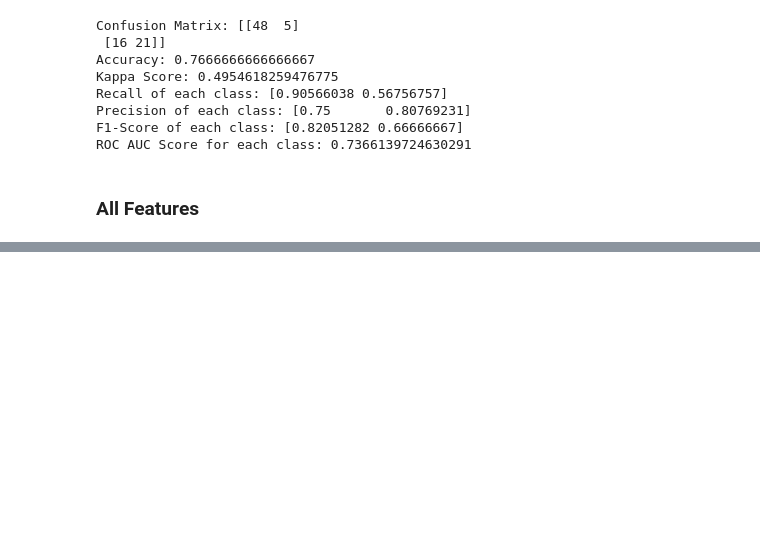
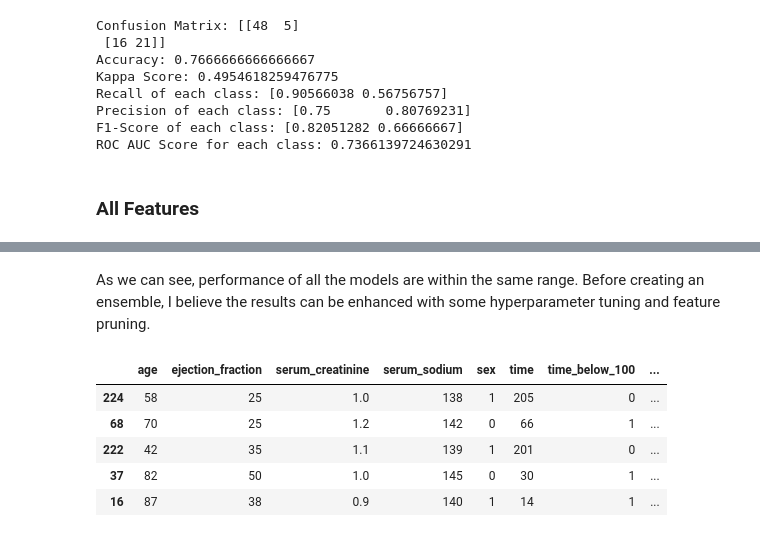
Before and after one commit to preeyonuj/Heart-Failure-Detection, a Jupyter notebook: heart_failure_detection_v1.ipynb, the cells around one changed output, grey strips where cells are left out. Cells and saved outputs as stored; diff of their text form; code cells hidden in the pictures; blank space fills up the shorter version.

```diff
--- a/heart_failure_detection_v1.ipynb
+++ b/heart_failure_detection_v1.ipynb
@@ -417,8 +420,8 @@ for ind, feature_name in enumerate(numerical_features):
 # max_depth
 # learning_rate
 # booster = gbtree
-#
-xgb = xgboost.XGBClassifier(n_estimators=100, booster="gbtree")
+####################################
+xgb = xgboost.XGBClassifier(learning_rate=0.8, max_depth=10, n_estimators=100)
 xgb.fit(X_train, y_train)
 xgb_preds = xgb.predict(X_test)
 calc_metrics(y_test, xgb_preds)
@@ -435,0 +469,6 @@ The use of label encoder in XGBClassifier is deprecated and will be removed in a
+# %%
+# Light GBM
+lgbm = lightgbm.LGBMClassifier()
+lgbm.fit(X_train, y_train)
+lgbm_preds = lgbm.predict(X_test)
+calc_metrics(y_test, lgbm_preds)
@@ -435,0 +484,6 @@ The use of label encoder in XGBClassifier is deprecated and will be removed in a
+# %%
+# Random Forest
+rnd = RandomForestClassifier()
+rnd.fit(X_train, y_train)
+rnd_preds = rnd.predict(X_test)
+calc_metrics(y_test, rnd_preds)
@@ -435,0 +499,16 @@ The use of label encoder in XGBClassifier is deprecated and will be removed in a
+# %% [markdown]
+As we can see, performance of all the models are within the same range. Before creating an ensemble, I believe the results can be enhanced with some hyperparameter tuning and feature pruning.
+# %%
+# Feature pruning with correlation less than 0.05
+for feature in X_train.columns:
+    if abs(X_train[feature].corr(y_train)) < 0.05:
+        X_train.drop(columns=[feature],inplace=True)
+        X_test.drop(columns=[feature],inplace=True)
+X_train.head()
+# %% [output]
+|  | age | ejection_fraction | serum_creatinine | serum_sodium | sex | time | time_below_100 | ... |
+| 224 | 58 | 25 | 1.0 | 138 | 1 | 205 | 0 | ... |
+| 68 | 70 | 25 | 1.2 | 142 | 0 | 66 | 1 | ... |
+| 222 | 42 | 35 | 1.1 | 139 | 1 | 201 | 0 | ... |
+| 37 | 82 | 50 | 1.0 | 145 | 0 | 30 | 1 | ... |
+| 16 | 87 | 38 | 0.9 | 140 | 1 | 14 | 1 | ... |
```
Also changed, not shown: parts of 9 cells of this notebook, 4 other files.
